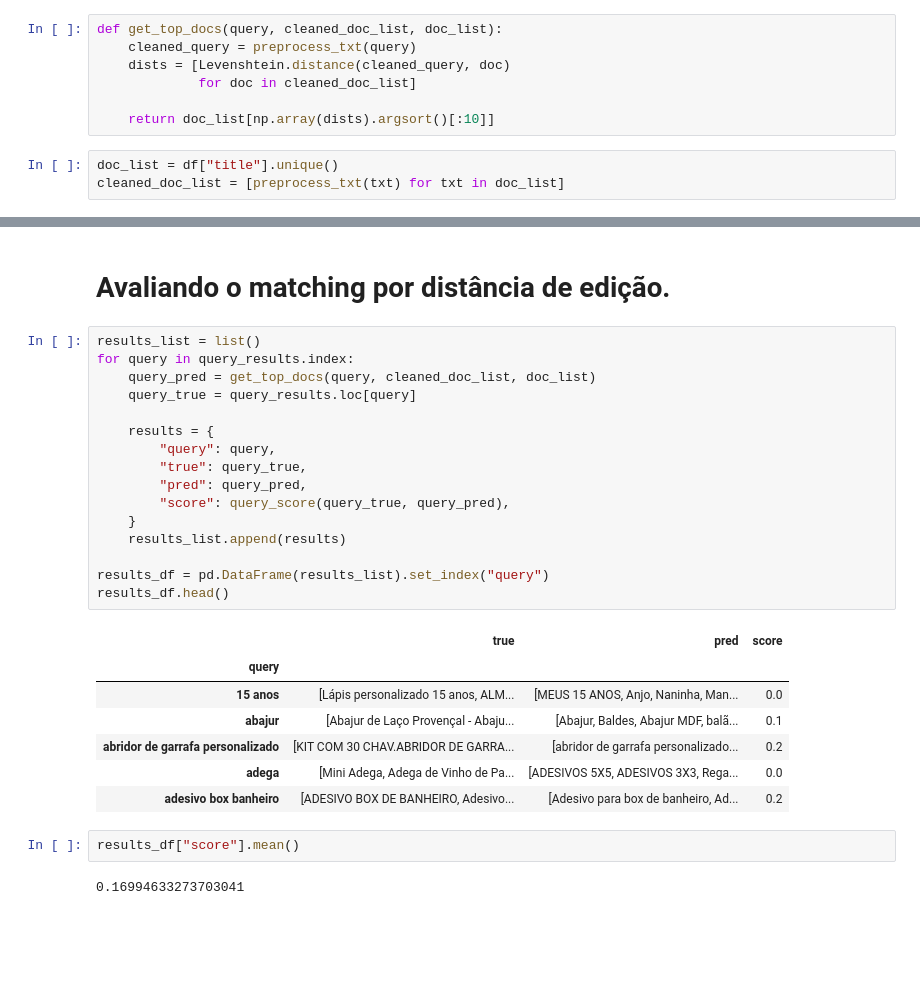
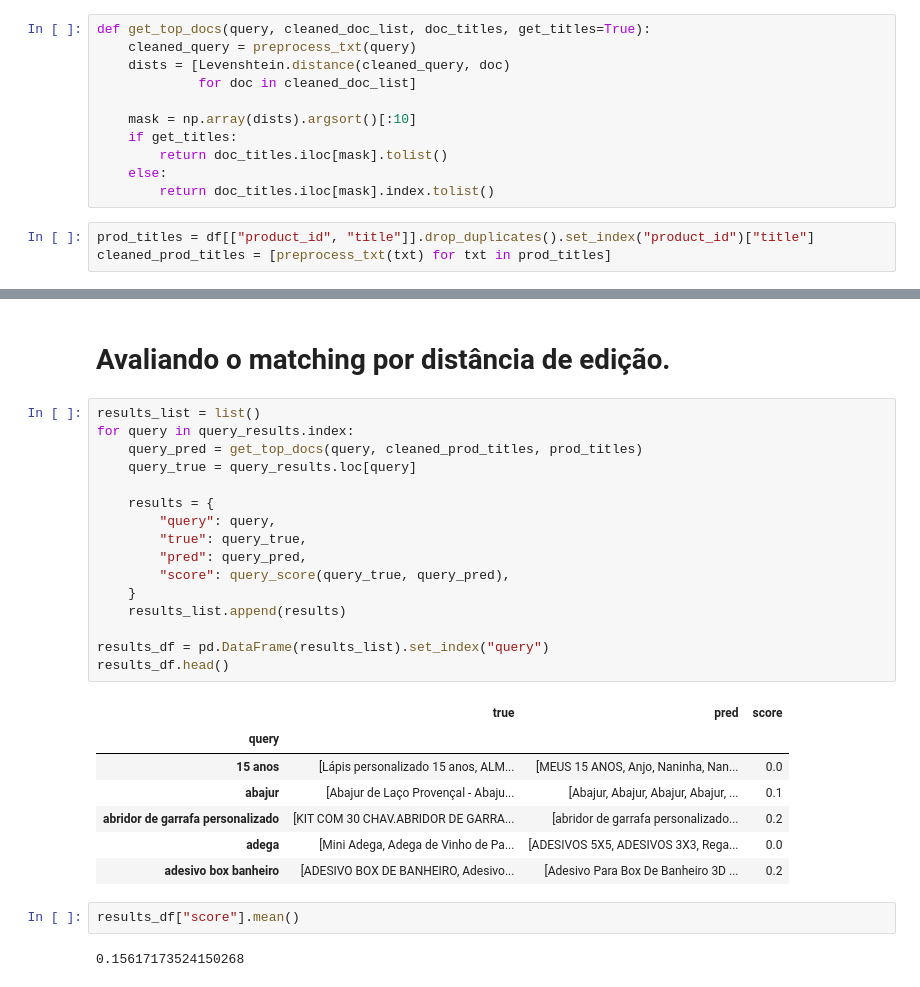
Before and after one commit to leofmr/product_recommender, a Jupyter notebook: notebooks/4 - recommender_system.ipynb, the cells around one changed output, grey strips where cells are left out. Drawn from its saved outputs; the diff is of its cells as text; blank space fills up the shorter version.

```diff
--- a/notebooks/4 - recommender_system.ipynb
+++ b/notebooks/4 - recommender_system.ipynb
@@ -155,14 +157,18 @@ def preprocess_txt(txt: str):
     token_txt = nlp_preprocessing.custom_tokenizer(cleaned_txt)
     return " ".join(token_txt)
 # %%
-def get_top_docs(query, cleaned_doc_list, doc_list):
+def get_top_docs(query, cleaned_doc_list, doc_titles, get_titles=True):
     cleaned_query = preprocess_txt(query)
     dists = [Levenshtein.distance(cleaned_query, doc)
              for doc in cleaned_doc_list]
 
-    return doc_list[np.array(dists).argsort()[:10]]
+    mask = np.array(dists).argsort()[:10]
+    if get_titles:
+        return doc_titles.iloc[mask].tolist()
+    else:
+        return doc_titles.iloc[mask].index.tolist()
 # %%
-doc_list = df["title"].unique()
-cleaned_doc_list = [preprocess_txt(txt) for txt in doc_list]
+prod_titles = df[["product_id", "title"]].drop_duplicates().set_index("product_id")["title"]
+cleaned_prod_titles = [preprocess_txt(txt) for txt in prod_titles]
 # %%
 query = "Urso de pelúcia"
@@ -235,28 +247,28 @@ def query_score(y_true, y_pred):
 # %%
 results_list = list()
 for query in query_results.index:
-    query_pred = get_top_docs(query, cleaned_doc_list, doc_list)
+    query_pred = get_top_docs(query, cleaned_prod_titles, prod_titles)
     query_true = query_results.loc[query]
 
     results = {
         "query": query,
         "true": query_true,
         "pred": query_pred,
         "score": query_score(query_true, query_pred),
     }
     results_list.append(results)
 
 results_df = pd.DataFrame(results_list).set_index("query")
 results_df.head()
 # %% [output]
 |  | true | pred | score |
 | query |  |  |  |
-| 15 anos | [Lápis personalizado 15 anos, ALM... | [MEUS 15 ANOS, Anjo, Naninha, Man... | 0.0 |
-| abajur | [Abajur de Laço Provençal - Abaju... | [Abajur, Baldes, Abajur MDF, balã... | 0.1 |
+| 15 anos | [Lápis personalizado 15 anos, ALM... | [MEUS 15 ANOS, Anjo, Naninha, Nan... | 0.0 |
+| abajur | [Abajur de Laço Provençal - Abaju... | [Abajur, Abajur, Abajur, Abajur, ... | 0.1 |
 | abridor de garrafa personalizado | [KIT COM 30 CHAV.ABRIDOR DE GARRA... | [abridor de garrafa personalizado... | 0.2 |
 | adega | [Mini Adega, Adega de Vinho de Pa... | [ADESIVOS 5X5, ADESIVOS 3X3, Rega... | 0.0 |
-| adesivo box banheiro | [ADESIVO BOX DE BANHEIRO, Adesivo... | [Adesivo para box de banheiro, Ad... | 0.2 |
+| adesivo box banheiro | [ADESIVO BOX DE BANHEIRO, Adesivo... | [Adesivo Para Box De Banheiro 3D ... | 0.2 |
 # %%
 results_df["score"].mean()
 # %% [output]
-0.16994633273703041
+0.15617173524150268
```
Also changed, not shown: parts of 6 cells of this notebook.
